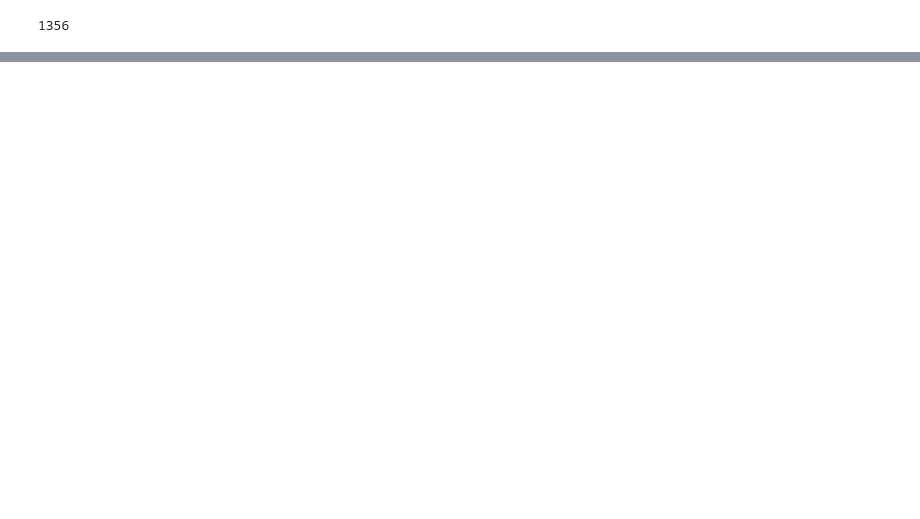
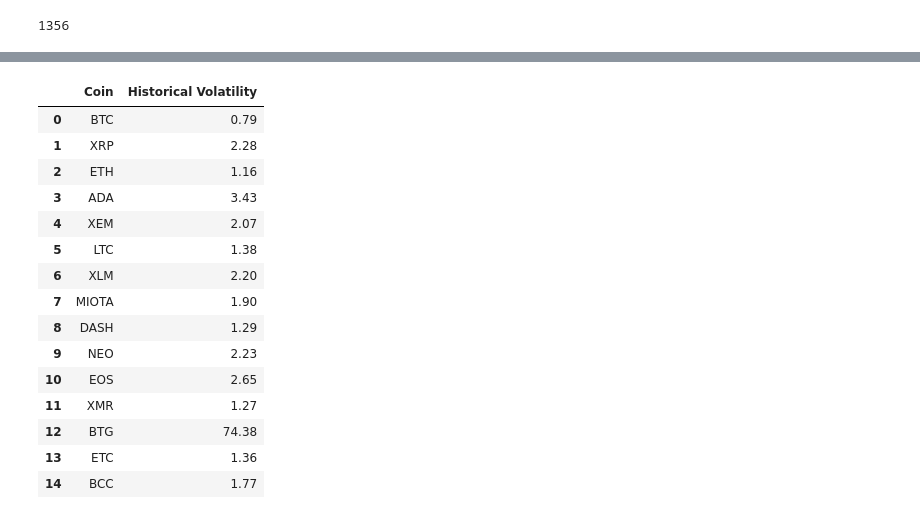
Before and after one commit to sharonsu94/cryptocurrency, a Jupyter notebook: Crypto+Analysis.ipynb, the cells around one changed output, grey strips where cells are left out. Drawn from its saved outputs; the diff is of its cells as text; code cells hidden in the pictures; blank space fills up the shorter version.

Commit message:
historical volatility

```diff
--- a/Crypto+Analysis.ipynb
+++ b/Crypto+Analysis.ipynb
@@ -55,0 +48,8 @@ top15
+# %%
+#Formatting dataframe
+top15 = top15[["Date", "Close", "coin"]]
+top15['Date'] = pd.to_datetime(top15['Date'])
+mask = (top15['Date'] > '2016-12-31') & (top15['Date'] <= '2017-12-31')
+top15 = top15.loc[mask]
+top15 = top15.reset_index(drop=True)
+top15.head()
@@ -55,0 +68,37 @@ top15
+# %%
+#Creating historical volatility dataframe
+columns = ['Coin', 'Historical Volatility']
+volatility_data = pd.DataFrame(columns = columns)
+
+#Calculating volatility values & appending to dataframe
+coins = top15.coin.unique()
+for coin in coins:
+    coin_dataframe = top15.loc[(top15['coin'] == coin)]
+    coin_dataframe = coin_dataframe.reset_index(drop=True)
+    coin_list = []
+    for i, value in enumerate(coin_dataframe['Close'][:-1]):
+        coin_list.append(value/coin_dataframe['Close'][i+1] -1)
+    coin_stdv = np.std(coin_list)
+    annualization_factor = np.sqrt(252)
+    volatility_value = round(coin_stdv * annualization_factor, 2)
+    volatility_data = volatility_data.append({'Coin': coin,
+                                              'Historical Volatility': volatility_value},
+                                            ignore_index = True)
+volatility_data
+# %% [output]
+|  | Coin | Historical Volatility |
+| 0 | BTC | 0.79 |
+| 1 | XRP | 2.28 |
+| 2 | ETH | 1.16 |
+| 3 | ADA | 3.43 |
+| 4 | XEM | 2.07 |
+| 5 | LTC | 1.38 |
+| 6 | XLM | 2.20 |
+| 7 | MIOTA | 1.90 |
+| 8 | DASH | 1.29 |
+| 9 | NEO | 2.23 |
+| 10 | EOS | 2.65 |
+| 11 | XMR | 1.27 |
+| 12 | BTG | 74.38 |
+| 13 | ETC | 1.36 |
+| 14 | BCC | 1.77 |
```
Also changed, not shown: parts of 6 cells of this notebook.
